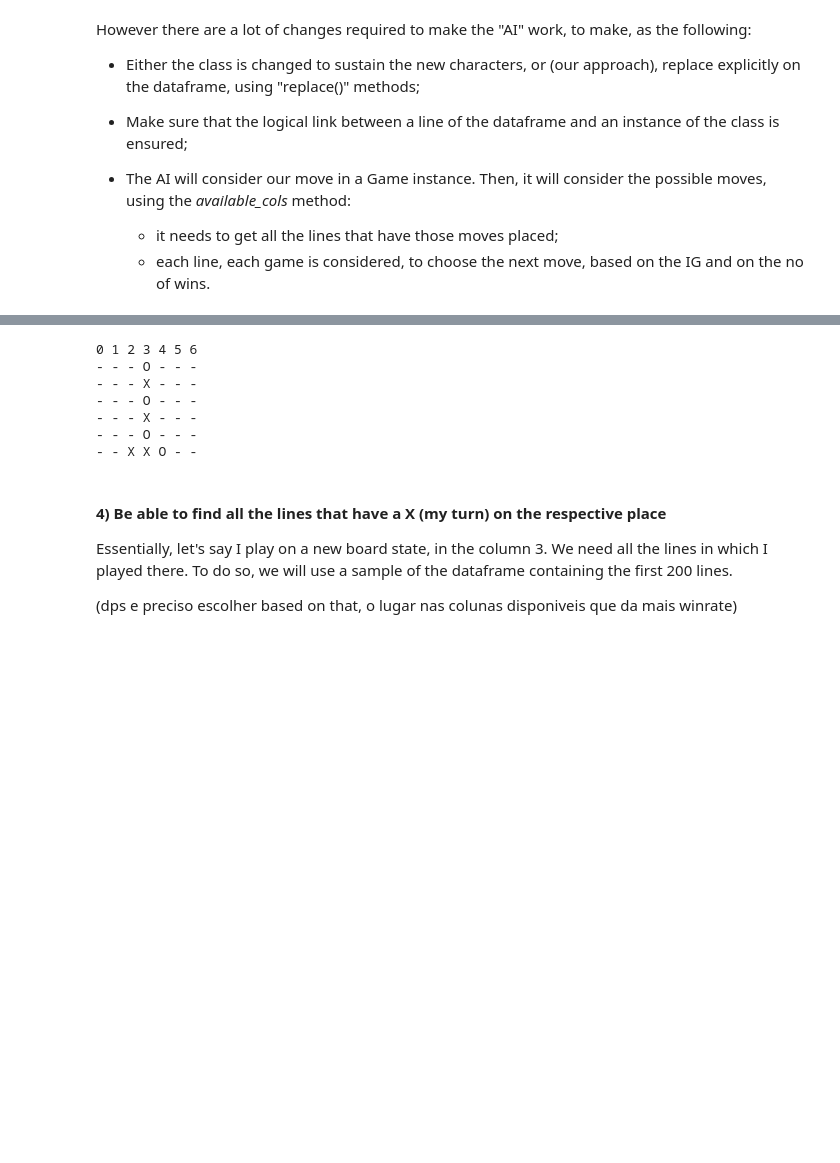
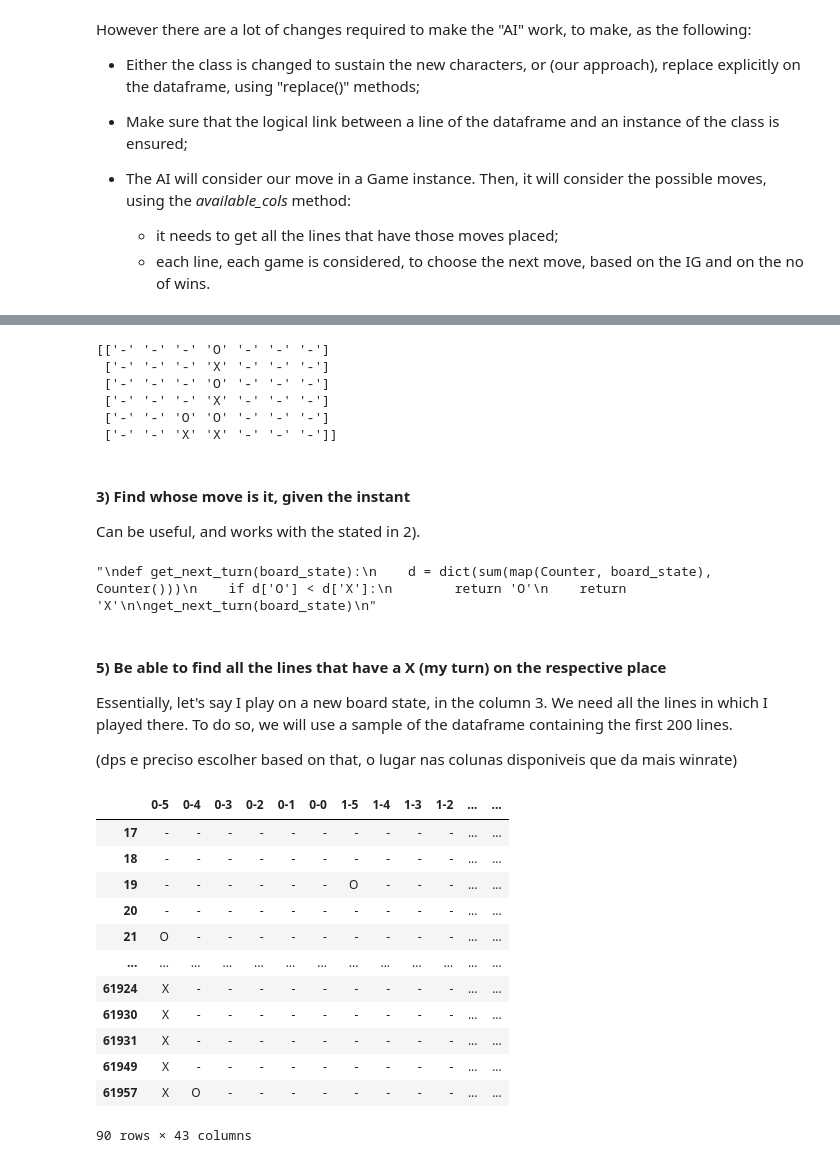
Before and after one commit to pmgfernandes04/ID3_Decision_Tree_Generator, a Jupyter notebook: IA_project.ipynb, the cells around one changed output, grey strips where cells are left out. Drawn from its saved outputs; the diff is of its cells as text; code cells hidden in the pictures; blank space fills up the shorter version.

```diff
--- a/IA_project.ipynb
+++ b/IA_project.ipynb
@@ -1252,0 +1339,18 @@ Changes made in place, no code here. Helped the debug phase.
+# %%
+import pandas as pd
+import numpy as np
+
+df4 = pd.read_csv('connect4.csv', header=None) # reload for a fresh start
+df4.replace({'o': 'O', 'x': 'X', 'b': '-'}, inplace=True)
+
+# Define the expected columns
+expected_columns = [f"{col}-{row}" for col in range(7) for row in range(5, -1, -1)] + ['result']
+
+# Check if the first column is an ID column (non-string data)
+if df4.iloc[:, 0].apply(lambda x: isinstance(x, int)).all():
+    df4.drop(columns=[0], inplace=True)
+    df4.columns = expected_columns
+else:
+    df4.columns = expected_columns
+
+df4.head()
@@ -1253,7 +1377,7 @@ Changes made in place, no code here. Helped the debug phase.
 # %%
-import pandas as pd
 import numpy as np
 
+# Function to create a matrix from a dataframe line
 def matrix_from_df_line(l):
     """Return matrix given a dataframe line (Connect-4 only)"""
     row_values = df4.iloc[l]
@@ -1263,26 +1387,58 @@ def matrix_from_df_line(l):
     connect_4_board = np.full((board_rows, board_cols), '-')
 
     # Populate the matrix using column names
-    for col in df4.columns[1:-1]:
+    for col in df4.columns[:-1]:  # Exclude the last column 'result'
         col_index, row_index = map(int, col.split('-'))
         connect_4_board[row_index, col_index] = row_values[col]
 
-    return connect_4_board.tolist()
+    return connect_4_board
 
+# Get the board state for the first row
 board_state = matrix_from_df_line(0)
-test_import = Game(board_state)
-test_import.printer()
+print(board_state)
 # %% [output]
-0 1 2 3 4 5 6
-- - - O - - -
-- - - X - - -
-- - - O - - -
-- - - X - - -
-- - - O - - -
-- - X X O - -
+[['-' '-' '-' 'O' '-' '-' '-']
+ ['-' '-' '-' 'X' '-' '-' '-']
+ ['-' '-' '-' 'O' '-' '-' '-']
+ ['-' '-' '-' 'X' '-' '-' '-']
+ ['-' '-' 'O' 'O' '-' '-' '-']
+ ['-' '-' 'X' 'X' '-' '-' '-']]
+# %% [markdown]
+#### 3) Find whose move is it, given the instant
+Can be useful, and works with the stated in 2).
+# %%
+# https://www.geeksforgeeks.org/python-matrix-elements-frequencies-counter/
+'''
+def get_next_turn(board_state):
+    d = dict(sum(map(Counter, board_state), Counter()))
+    if d['O'] < d['X']:
+        return 'O'
+    return 'X'
+
+get_next_turn(board_state)
+'''
+# %% [output]
+"\ndef get_next_turn(board_state):\n    d = dict(sum(map(Counter, board_state), Counter()))\n    if d['O'] < d['X']:\n        return 'O'\n    return 'X'\n\nget_next_turn(board_state)\n"
 # %% [markdown]
-#### 4) Be able to find all the lines that have a X (my turn) on the respective place
+#### 5) Be able to find all the lines that have a X (my turn) on the respective place
 
 Essentially, let's say I play on a new board state, in the column 3. We need all the lines in which I played there. To do so, we will use a sample of the dataframe containing the first 200 lines.
 
 (dps e preciso escolher based on that, o lugar nas colunas disponiveis que da mais winrate)
+# %%
+filtered_df = df4[df4['3-0'] == 'X']
+filtered_df
+# %% [output]
+|  | 0-5 | 0-4 | 0-3 | 0-2 | 0-1 | 0-0 | 1-5 | 1-4 | 1-3 | 1-2 | ... | ... |
+| 17 | - | - | - | - | - | - | - | - | - | - | ... | ... |
+| 18 | - | - | - | - | - | - | - | - | - | - | ... | ... |
+| 19 | - | - | - | - | - | - | O | - | - | - | ... | ... |
+| 20 | - | - | - | - | - | - | - | - | - | - | ... | ... |
+| 21 | O | - | - | - | - | - | - | - | - | - | ... | ... |
+| ... | ... | ... | ... | ... | ... | ... | ... | ... | ... | ... | ... | ... |
+| 61924 | X | - | - | - | - | - | - | - | - | - | ... | ... |
+| 61930 | X | - | - | - | - | - | - | - | - | - | ... | ... |
+| 61931 | X | - | - | - | - | - | - | - | - | - | ... | ... |
+| 61949 | X | - | - | - | - | - | - | - | - | - | ... | ... |
+| 61957 | X | O | - | - | - | - | - | - | - | - | ... | ... |
+90 rows × 43 columns
```
Also changed, not shown: parts of 15 cells of this notebook.
